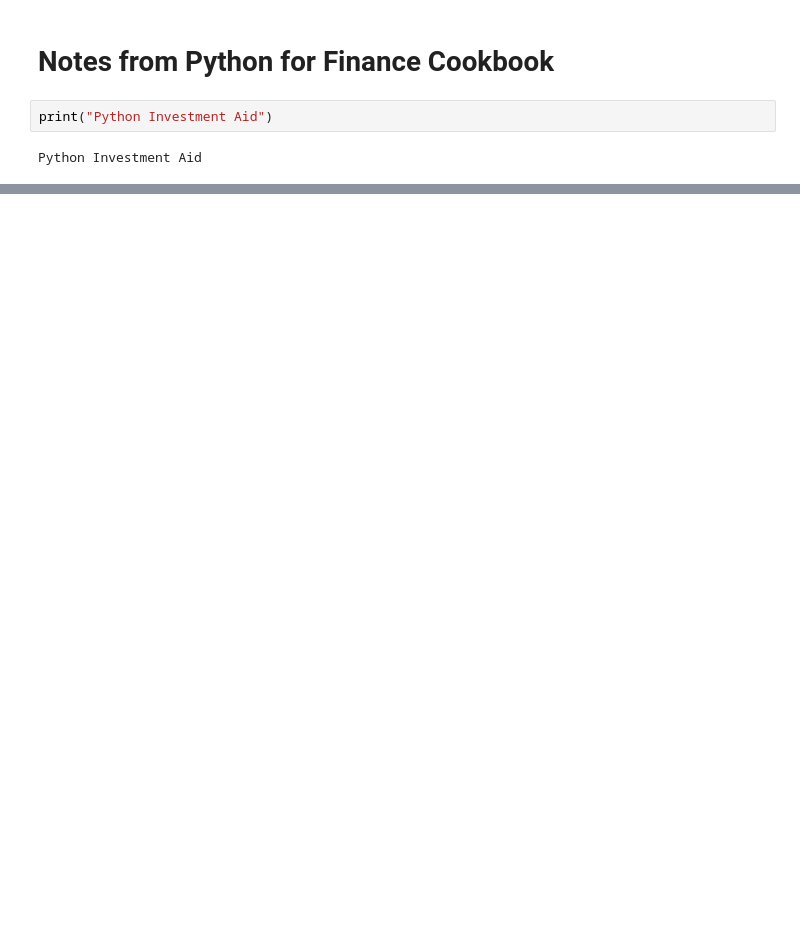
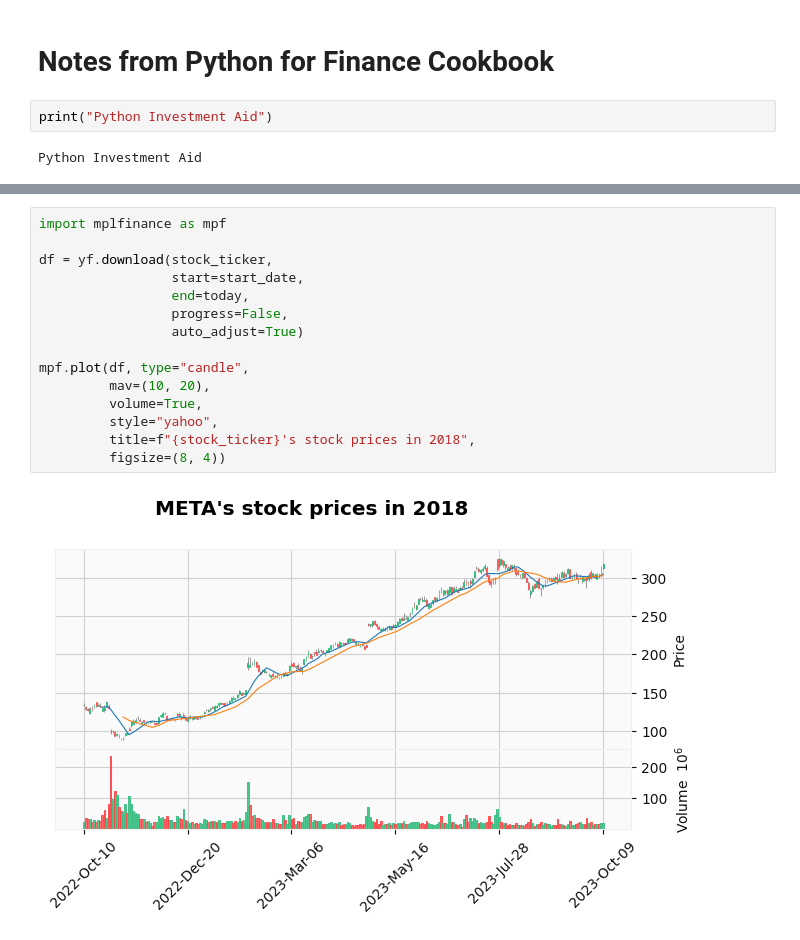
Before and after one commit to valmikroy/pyworkspace, a Jupyter notebook: investment.ipynb, the cells around one changed output, grey strips where cells are left out. Saved outputs shown, nothing was run; the diff lists cells and outputs as text; blank space fills up the shorter version.

```diff
--- a/investment.ipynb
+++ b/investment.ipynb
@@ -189,0 +235,17 @@ plt.show()
+# %%
+import mplfinance as mpf
+
+df = yf.download(stock_ticker,
+                 start=start_date,
+                 end=today,
+                 progress=False,
+                 auto_adjust=True)
+
+mpf.plot(df, type="candle",
+         mav=(10, 20),
+         volume=True,
+         style="yahoo",
+         title=f"{stock_ticker}'s stock prices in 2018",
+         figsize=(8, 4))
+# %% [output]
+[figure, added]
```
Also changed, not shown: parts of 12 cells of this notebook, 1 other file.
